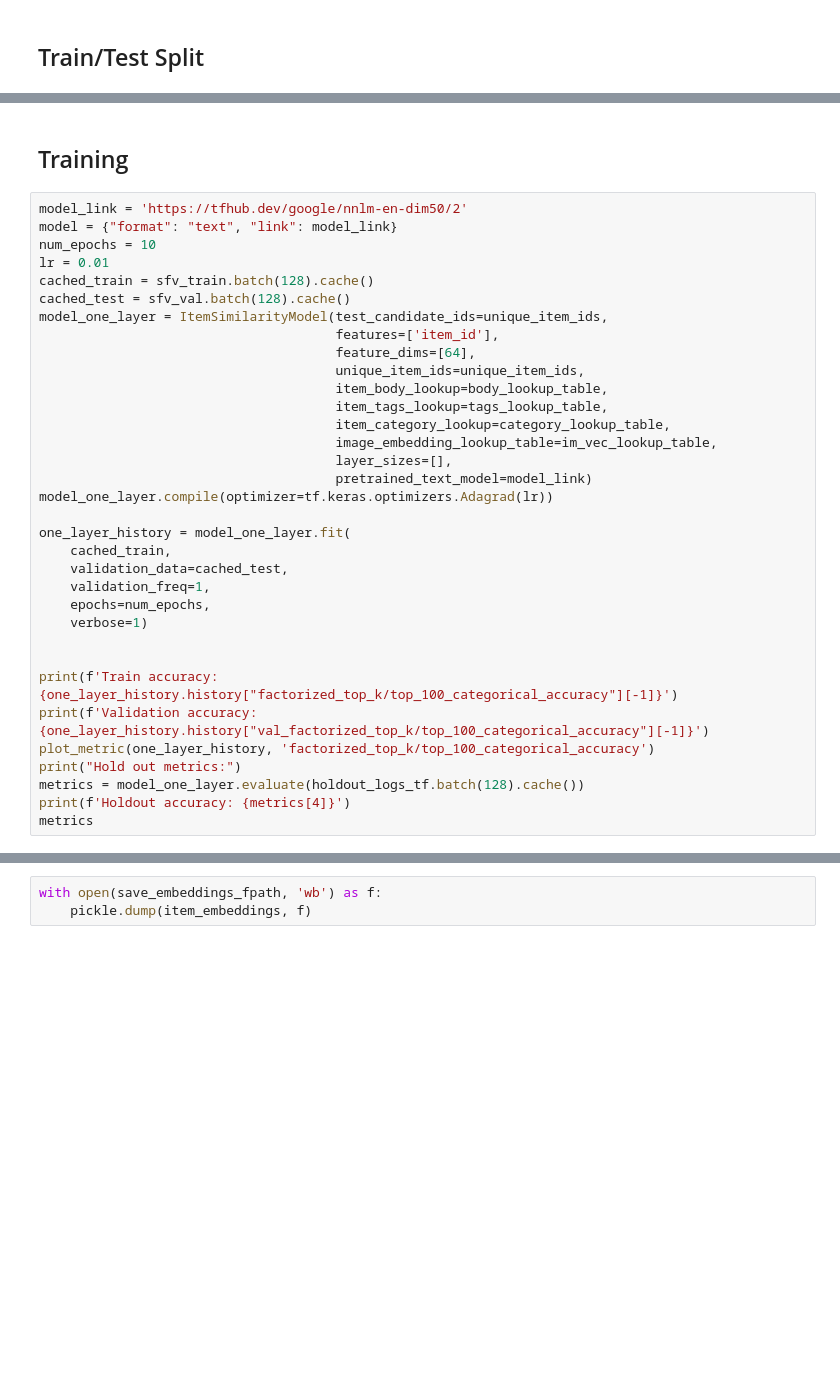
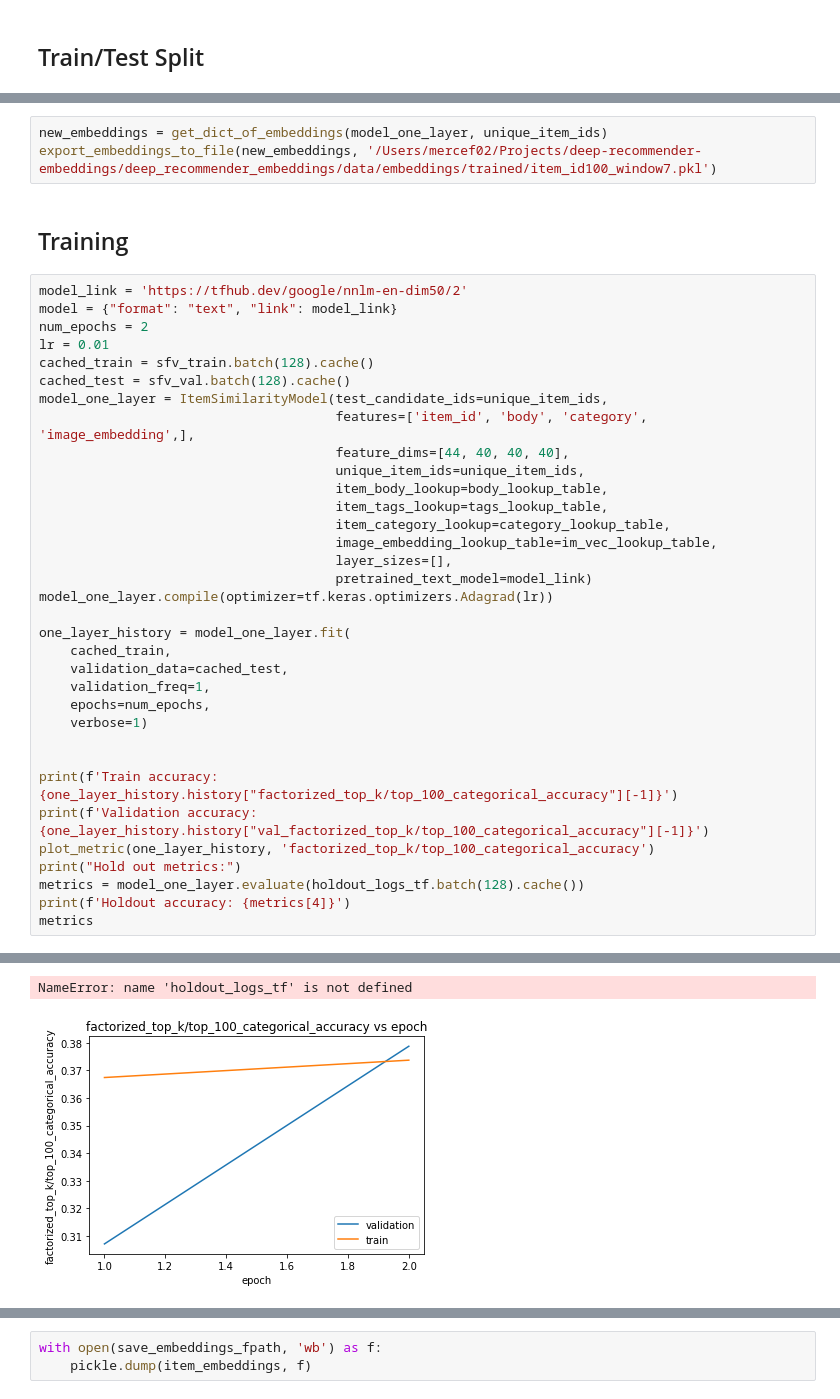
Before and after one commit to felixmercermoss/deep-recommender-embeddings, a Jupyter notebook: deep_recommender_embeddings/notebooks/messy_notebook.ipynb, the cells around one changed output, grey strips where cells are left out. Cells and saved outputs as stored; diff of their text form; blank space fills up the shorter version.

```diff
--- a/deep_recommender_embeddings/notebooks/messy_notebook.ipynb
+++ b/deep_recommender_embeddings/notebooks/messy_notebook.ipynb
@@ -197,15 +354,18 @@ Number of test pairs: 24225
+# %%
+new_embeddings = get_dict_of_embeddings(model_one_layer, unique_item_ids)
+export_embeddings_to_file(new_embeddings, '/Users/mercef02/Projects/deep-recommender-embeddings/deep_recommender_embeddings/data/embeddings/trained/item_id100_window7.pkl')
 # %% [markdown]
 ## Training
 # %%
 model_link = 'https://tfhub.dev/google/nnlm-en-dim50/2'
 model = {"format": "text", "link": model_link}
-num_epochs = 10
+num_epochs = 2
 lr = 0.01
 cached_train = sfv_train.batch(128).cache()
 cached_test = sfv_val.batch(128).cache()
 model_one_layer = ItemSimilarityModel(test_candidate_ids=unique_item_ids,
-                                      features=['item_id'],
-                                      feature_dims=[64],
+                                      features=['item_id', 'body', 'category', 'image_embedding',],
+                                      feature_dims=[44, 40, 40, 40],
                                       unique_item_ids=unique_item_ids,
                                       item_body_lookup=body_lookup_table,
                                       item_tags_lookup=tags_lookup_table,
@@ -240,0 +405,2 @@ Epoch 2/10
+NameError: name 'holdout_logs_tf' is not defined
+[figure, added]
```
Also changed, not shown: parts of 45 cells of this notebook, 12 other files.
